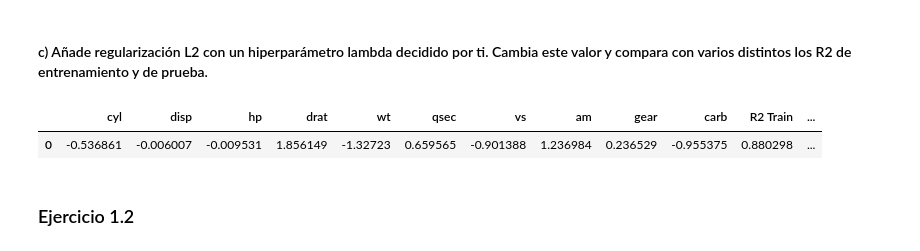
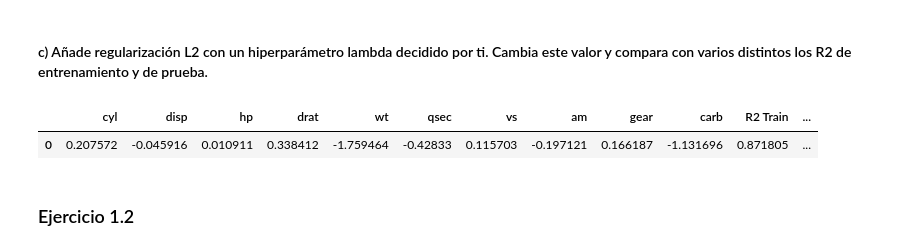
Before and after one commit to AnaSofiaHinojosa/LabAprEst, a Jupyter notebook: T05.ipynb, the cells around one changed output. Cells and saved outputs as stored; diff of their text form; code cells hidden in the pictures.

```diff
--- a/T05.ipynb
+++ b/T05.ipynb
@@ -111,10 +113,11 @@ def ridge(x, y, alpha):
     tablac['R2 Test'] = r2b
     return tablac
 # %%
-ridge(x, y, 1.5)
+c1 = ridge(x, y, 1.9)
+c1
 # %% [output]
 |  | cyl | disp | hp | drat | wt | qsec | vs | am | gear | carb | R2 Train | ... |
-| 0 | -0.536861 | -0.006007 | -0.009531 | 1.856149 | -1.32723 | 0.659565 | -0.901388 | 1.236984 | 0.236529 | -0.955375 | 0.880298 | ... |
+| 0 | 0.207572 | -0.045916 | 0.010911 | 0.338412 | -1.759464 | -0.42833 | 0.115703 | -0.197121 | 0.166187 | -1.131696 | 0.871805 | ... |
 # %% [markdown]
 ### Ejercicio 1.2
 # %%
```
Also changed, not shown: parts of 21 cells of this notebook.
